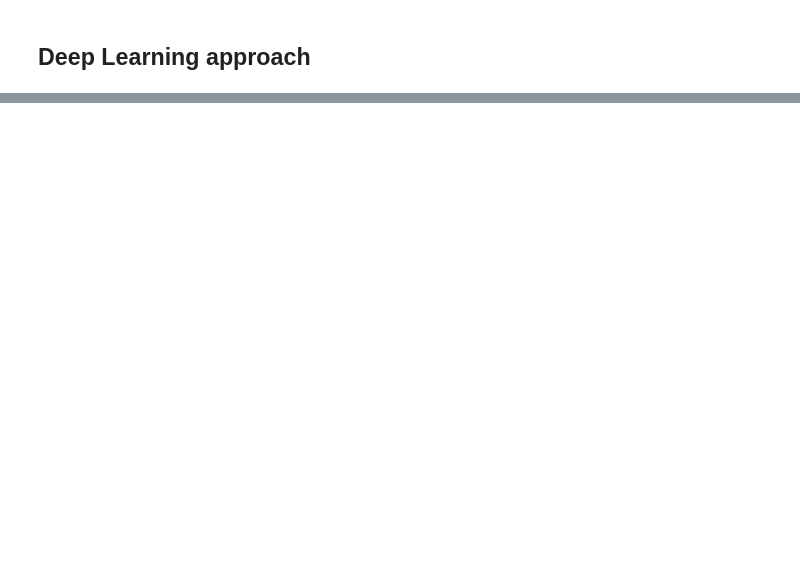
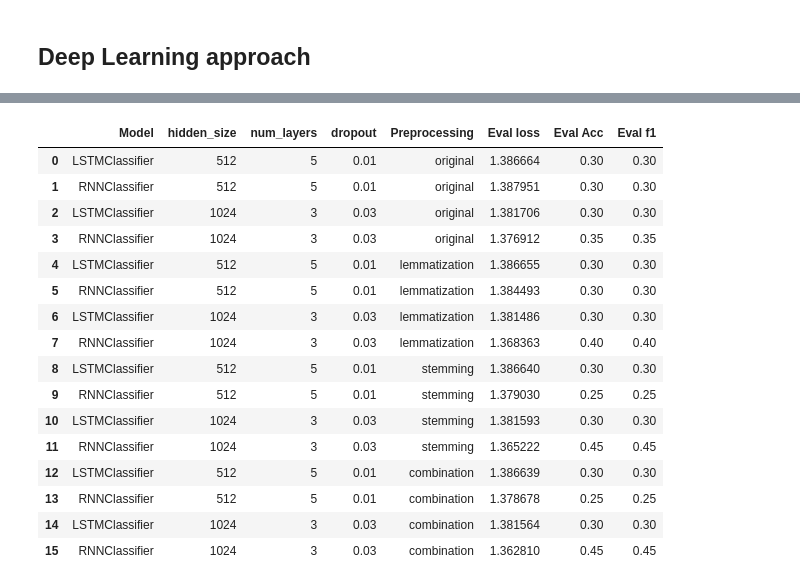
Before and after one commit to alexgiving/nlp-classification, a Jupyter notebook: notebook.ipynb, the cells around one changed output, grey strips where cells are left out. Drawn from its saved outputs; the diff is of its cells as text; code cells hidden in the pictures; blank space fills up the shorter version.

```diff
--- a/notebook.ipynb
+++ b/notebook.ipynb
@@ -449,0 +599,43 @@ Training RNNClassifier model
+# %%
+results_dl = []
+
+compute_metrics = partial(compute_metrics, num_classes=num_classes)
+for preprocessing_name in data_processing_map:
+
+    X_train, X_test, y_train, y_test = data_processing_map[preprocessing_name]
+    train_dataset = prepare_dataset(X_train, y_train, tokenizer)
+    eval_dataset = prepare_dataset(X_test, y_test, tokenizer)
+
+    for model_init in models:
+        model = model_init()
+
+        print(f'\nTraining {model.get_name()} model')
+        trainer = Trainer(
+            model=model,
+            args=training_args,
+            train_dataset=train_dataset,
+            eval_dataset=eval_dataset,
+            processing_class=tokenizer,
+            compute_metrics=compute_metrics,
+        )
+        trainer.train()
+
+        evaluate_results = trainer.evaluate()
+
+        results_dl.append([model.get_name(),
+                           model._modules['backbone'].hidden_size,
+                           model._modules['backbone'].num_layers,
+                           model._modules['dropout'].p,
+                           preprocessing_name, evaluate_results['eval_loss'],
+                           evaluate_results['eval_accuracy'],
+                           evaluate_results['eval_f1']])
+
+results_dl_frame = pd.DataFrame(results_dl, columns=['Model',
+                                                     'hidden_size',
+                                                     'num_layers',
+                                                     'dropout',
+                                                     'Preprocessing',
+                                                     'Eval loss',
+                                                     'Eval Acc',
+                                                     'Eval f1'])
+print(results_dl_frame)
@@ -449,0 +660,20 @@ Training RNNClassifier model
+# %%
+results_dl_frame
+# %% [output]
+|  | Model | hidden_size | num_layers | dropout | Preprocessing | Eval loss | Eval Acc | Eval f1 |
+| 0 | LSTMClassifier | 512 | 5 | 0.01 | original | 1.386664 | 0.30 | 0.30 |
+| 1 | RNNClassifier | 512 | 5 | 0.01 | original | 1.387951 | 0.30 | 0.30 |
+| 2 | LSTMClassifier | 1024 | 3 | 0.03 | original | 1.381706 | 0.30 | 0.30 |
+| 3 | RNNClassifier | 1024 | 3 | 0.03 | original | 1.376912 | 0.35 | 0.35 |
+| 4 | LSTMClassifier | 512 | 5 | 0.01 | lemmatization | 1.386655 | 0.30 | 0.30 |
+| 5 | RNNClassifier | 512 | 5 | 0.01 | lemmatization | 1.384493 | 0.30 | 0.30 |
+| 6 | LSTMClassifier | 1024 | 3 | 0.03 | lemmatization | 1.381486 | 0.30 | 0.30 |
+| 7 | RNNClassifier | 1024 | 3 | 0.03 | lemmatization | 1.368363 | 0.40 | 0.40 |
+| 8 | LSTMClassifier | 512 | 5 | 0.01 | stemming | 1.386640 | 0.30 | 0.30 |
+| 9 | RNNClassifier | 512 | 5 | 0.01 | stemming | 1.379030 | 0.25 | 0.25 |
+| 10 | LSTMClassifier | 1024 | 3 | 0.03 | stemming | 1.381593 | 0.30 | 0.30 |
+| 11 | RNNClassifier | 1024 | 3 | 0.03 | stemming | 1.365222 | 0.45 | 0.45 |
+| 12 | LSTMClassifier | 512 | 5 | 0.01 | combination | 1.386639 | 0.30 | 0.30 |
+| 13 | RNNClassifier | 512 | 5 | 0.01 | combination | 1.378678 | 0.25 | 0.25 |
+| 14 | LSTMClassifier | 1024 | 3 | 0.03 | combination | 1.381564 | 0.30 | 0.30 |
+| 15 | RNNClassifier | 1024 | 3 | 0.03 | combination | 1.362810 | 0.45 | 0.45 |
```
Also changed, not shown: parts of 34 cells of this notebook, 2 other files.
